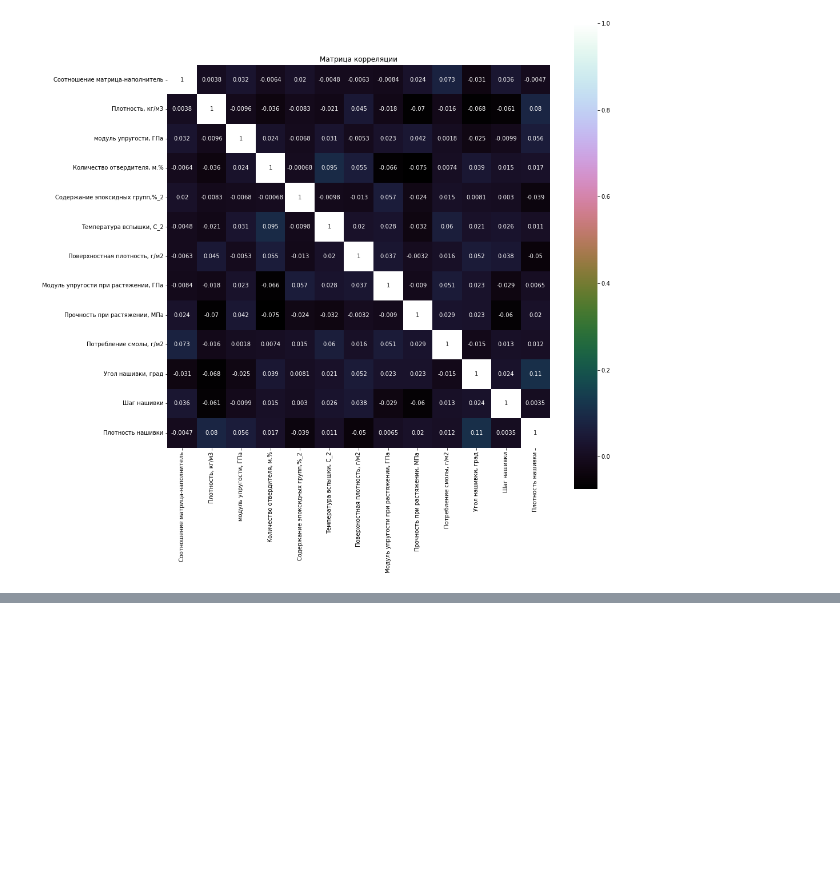
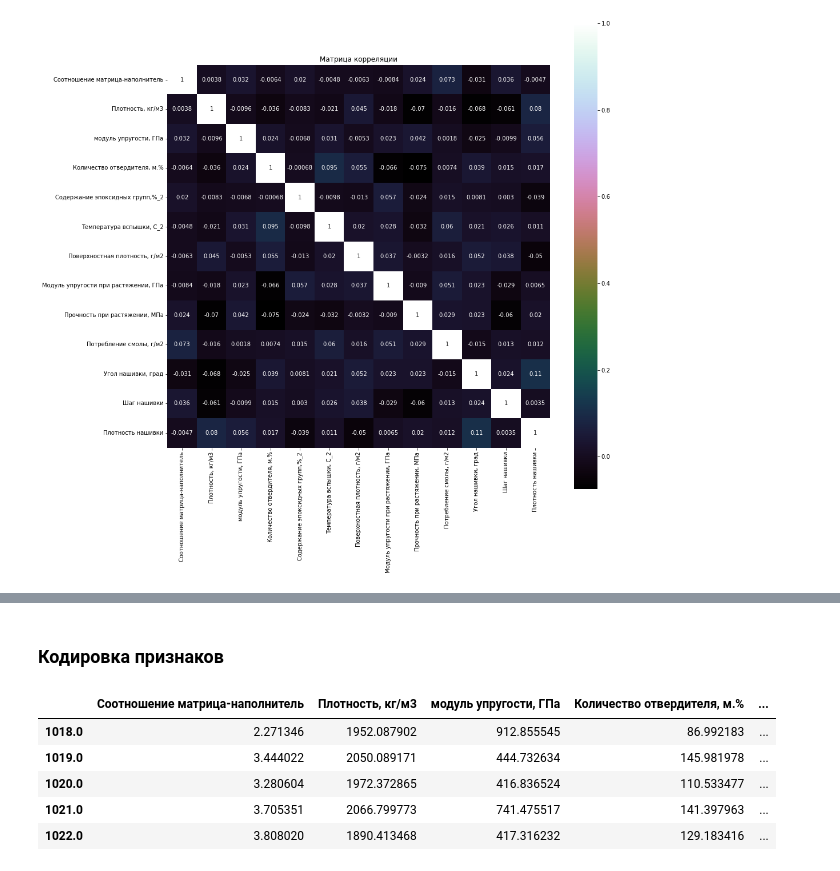
Before and after one commit to truhin-andrei/mgtu-project, a Jupyter notebook: compositeMaterials.ipynb, the cells around one changed output, grey strips where cells are left out. Cells and saved outputs as stored; diff of their text form; code cells hidden in the pictures; blank space fills up the shorter version.

```diff
--- a/compositeMaterials.ipynb
+++ b/compositeMaterials.ipynb
@@ -155,0 +162,13 @@ plt.show()
+# %% [markdown]
+### Кодировка признаков
+# %%
+labelencoder = LabelEncoder()
+df['Угол нашивки, град'] = labelencoder.fit_transform(df['Угол нашивки, град'])
+df.tail()
+# %% [output]
+|  | Соотношение матрица-наполнитель | Плотность, кг/м3 | модуль упругости, ГПа | Количество отвердителя, м.% | ... |
+| 1018.0 | 2.271346 | 1952.087902 | 912.855545 | 86.992183 | ... |
+| 1019.0 | 3.444022 | 2050.089171 | 444.732634 | 145.981978 | ... |
+| 1020.0 | 3.280604 | 1972.372865 | 416.836524 | 110.533477 | ... |
+| 1021.0 | 3.705351 | 2066.799773 | 741.475517 | 141.397963 | ... |
+| 1022.0 | 3.808020 | 1890.413468 | 417.316232 | 129.183416 | ... |
```
Also changed, not shown: parts of 8 cells of this notebook.
